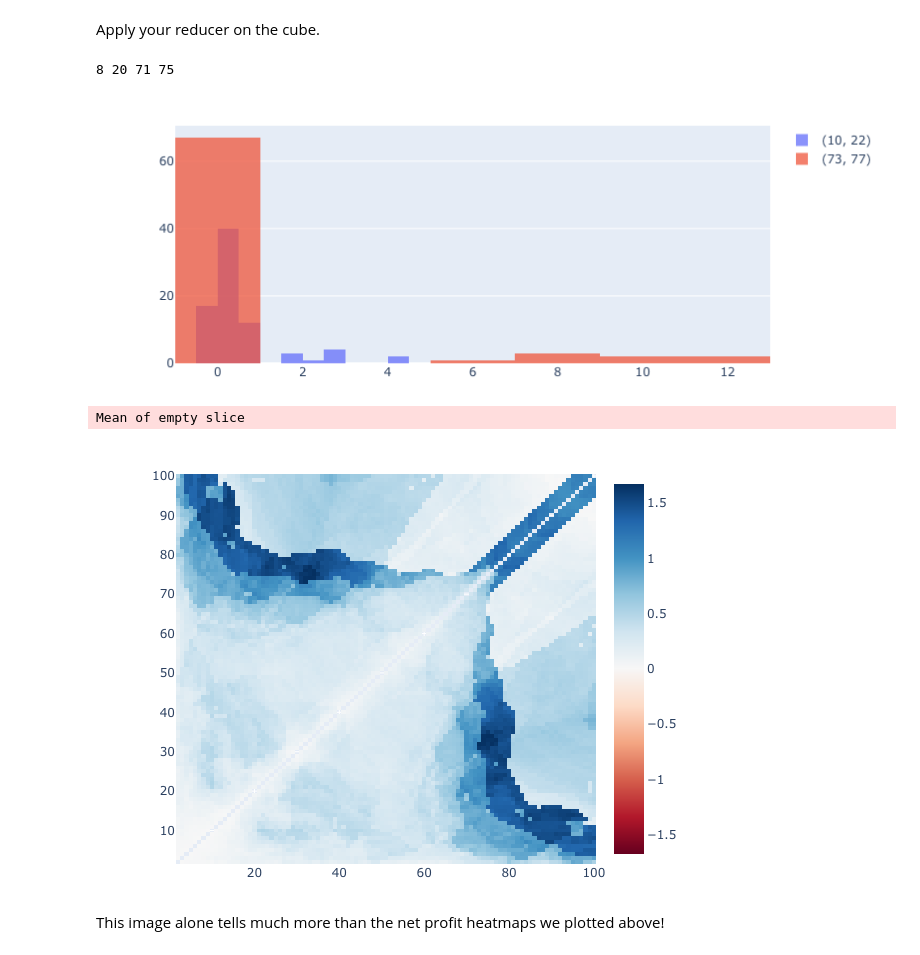
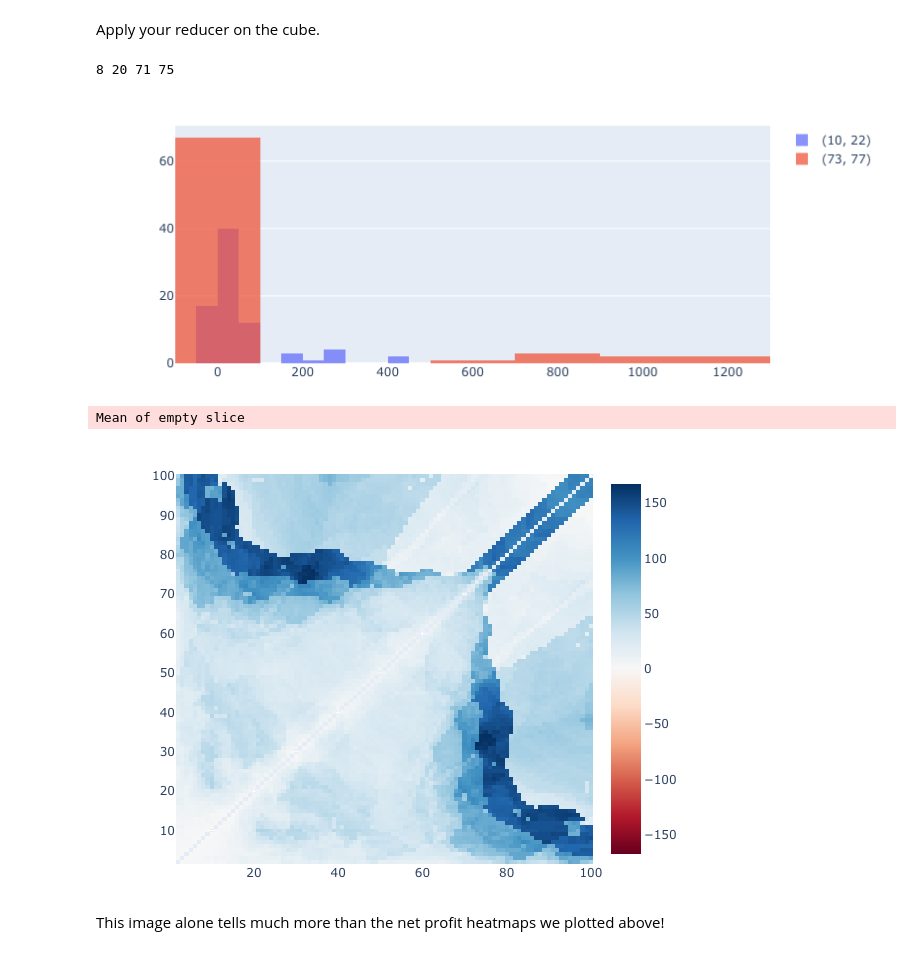
Before and after one commit to polakowo/vectorbt, a Jupyter notebook: examples/Bitcoin_DMAC.ipynb, the cells around one changed output. Saved outputs shown, nothing was run; the diff lists cells and outputs as text; code cells hidden in the pictures.

```diff
--- a/examples/Bitcoin_DMAC.ipynb
+++ b/examples/Bitcoin_DMAC.ipynb
@@ -18,7 +20,7 @@ ASSET_NAME = 'bitcoin'
 START_DATE = datetime(2017, 1, 1) # time period for analysis
 END_DATE = datetime.now()
 BUFFER = timedelta(days=100) # buffer before to pre-calculate SMA/EMA, best to set to max window
-INVESTMENT = 1 # in $
+INVESTMENT = 100 # in $
 FEES = 0.0025 # in %
 SLIPPAGE_FACTOR = 0.25 # in % of high-low
 SEED = 42
@@ -653,22 +667,24 @@ strat_comb1 = strat_cube[:, fast1_idx, slow1_idx]
 strat_comb2 = strat_cube[:, fast2_idx, slow2_idx]
 
 vbt.Histogram(
-    [str(WCOMB1), str(WCOMB2)],
-    np.vstack((strat_comb1, strat_comb2))
+    data_labels=[str(WCOMB1), str(WCOMB2)],
+    data=np.vstack((strat_comb1, strat_comb2))
 ).show_png()
 # %% [output]
 8 20 71 75
-[figure, old version]
+[figure, new version]
 # %%
 # Or for example, get mean performance for each window combination over all date ranges
 vbt.Heatmap(
-    wrange, wrange,
+    x_labels=wrange,
+    y_labels=wrange,
     data=np.nanmean(strat_cube, axis=0),
     heatmap_kwargs=dict(zmid=0, colorscale='RdBu'),
-    figsize=(600, 450)).show_png()
+    width=600,
+    height=450).show_png()
 # %% [output]
 Mean of empty slice
-[figure, old version]
+[figure, new version]
 # %% [markdown]
 This image alone tells much more than the net profit heatmaps we plotted above!
 # %% [markdown]
```
Also changed, not shown: parts of 21 cells of this notebook, 9 other files.
